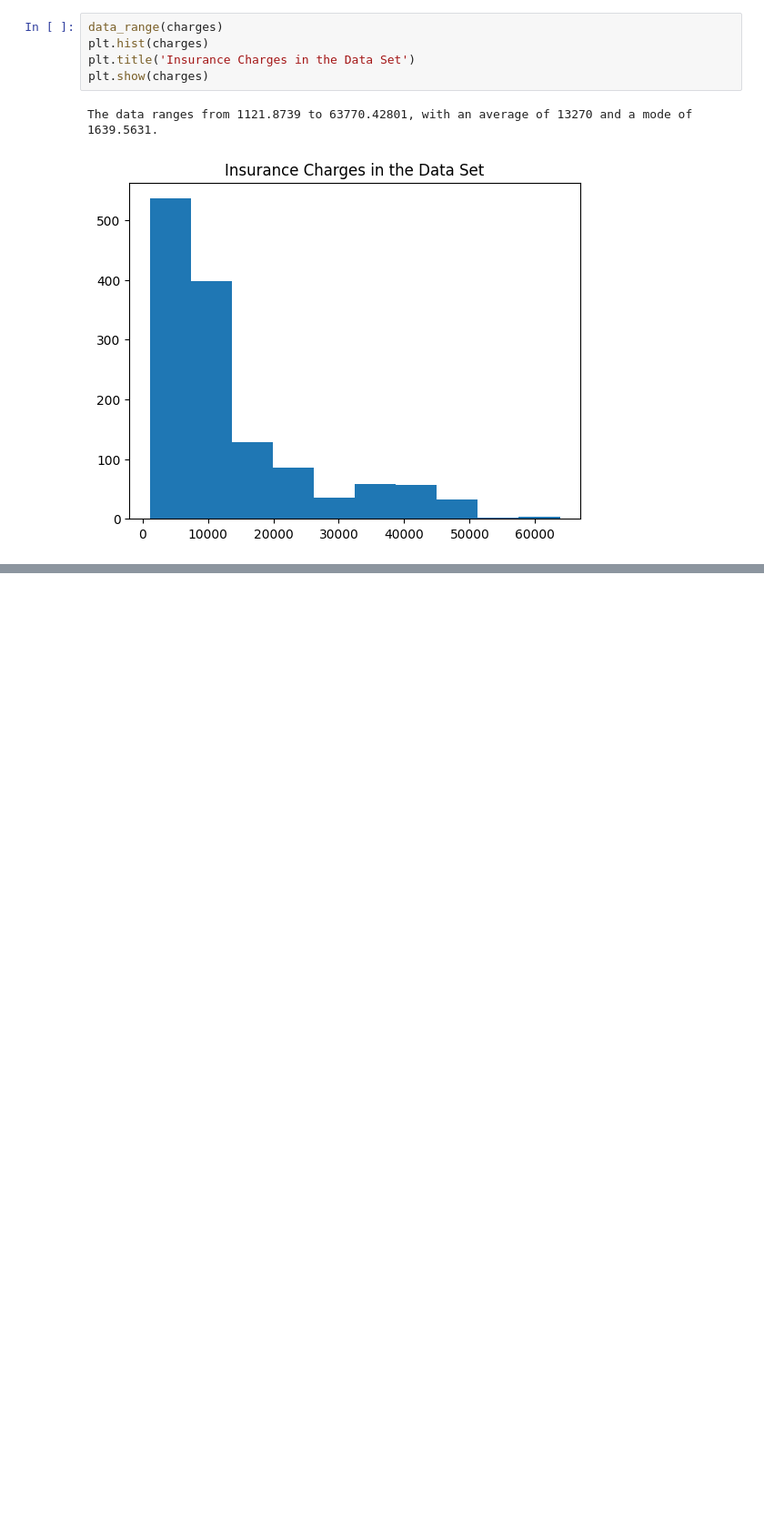
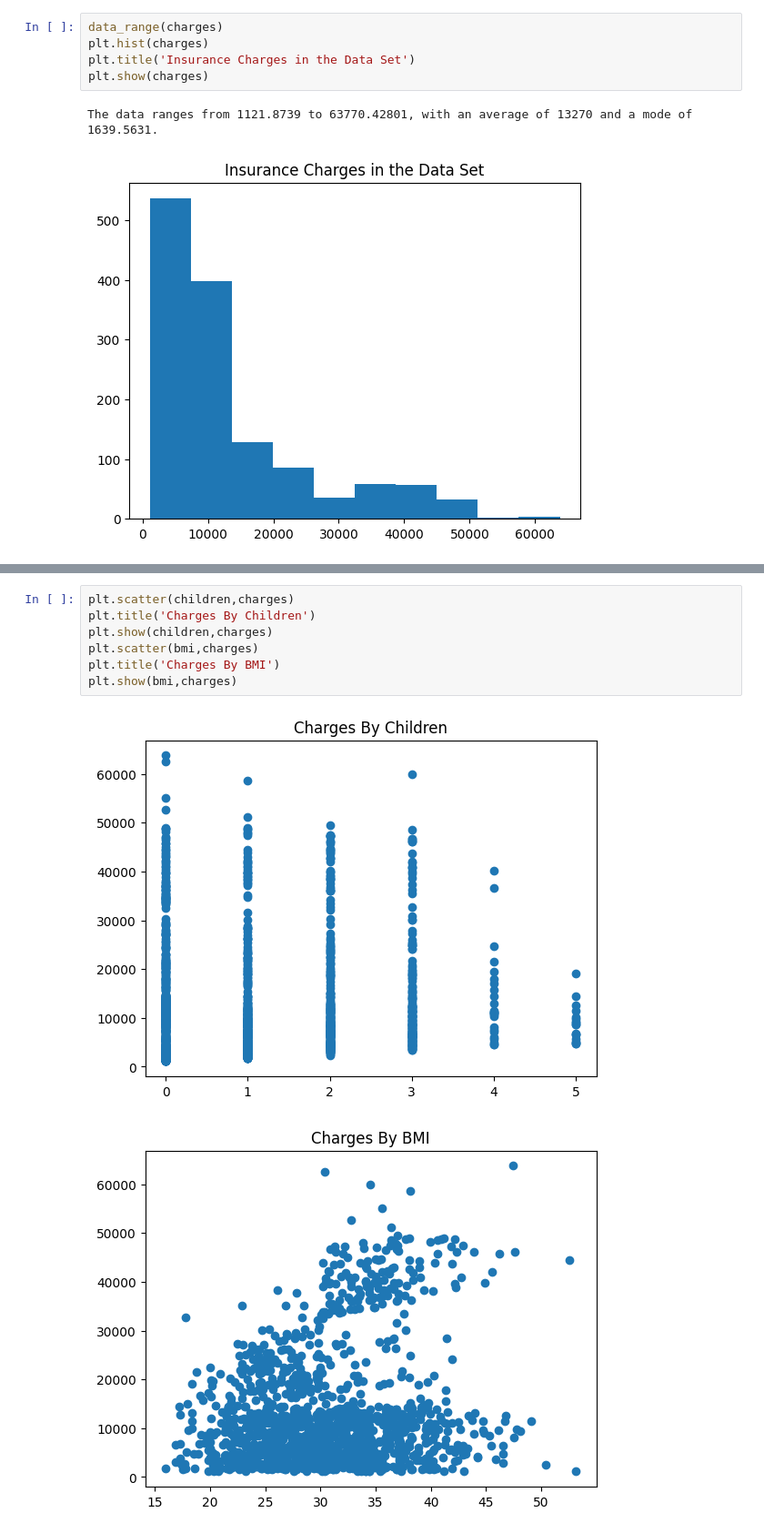
Before and after one commit to boncz/USInsurancePortfolioProject, a Jupyter notebook: USInsurancePortfolioProject.ipynb, the cells around one changed output, grey strips where cells are left out. Shown at 91% size. Drawn from its saved outputs; the diff is of its cells as text; blank space fills up the shorter version.

```diff
--- a/USInsurancePortfolioProject.ipynb
+++ b/USInsurancePortfolioProject.ipynb
@@ -150,0 +173,10 @@ The data ranges from 1121.8739 to 63770.42801, with an average of 13270 and a mo
+# %%
+plt.scatter(children,charges)
+plt.title('Charges By Children')
+plt.show(children,charges)
+plt.scatter(bmi,charges)
+plt.title('Charges By BMI')
+plt.show(bmi,charges)
+# %% [output]
+[figure, added]
+[figure, added]
```
Also changed, not shown: parts of 8 cells of this notebook.
